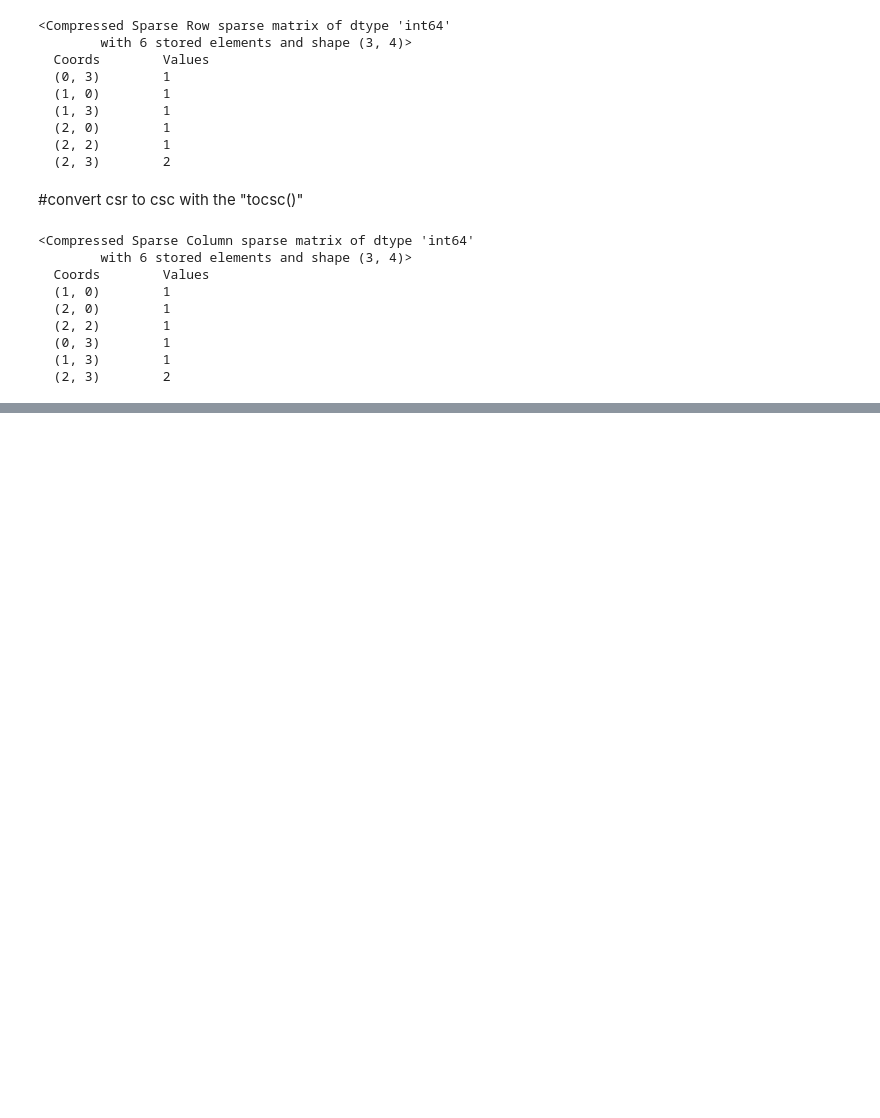
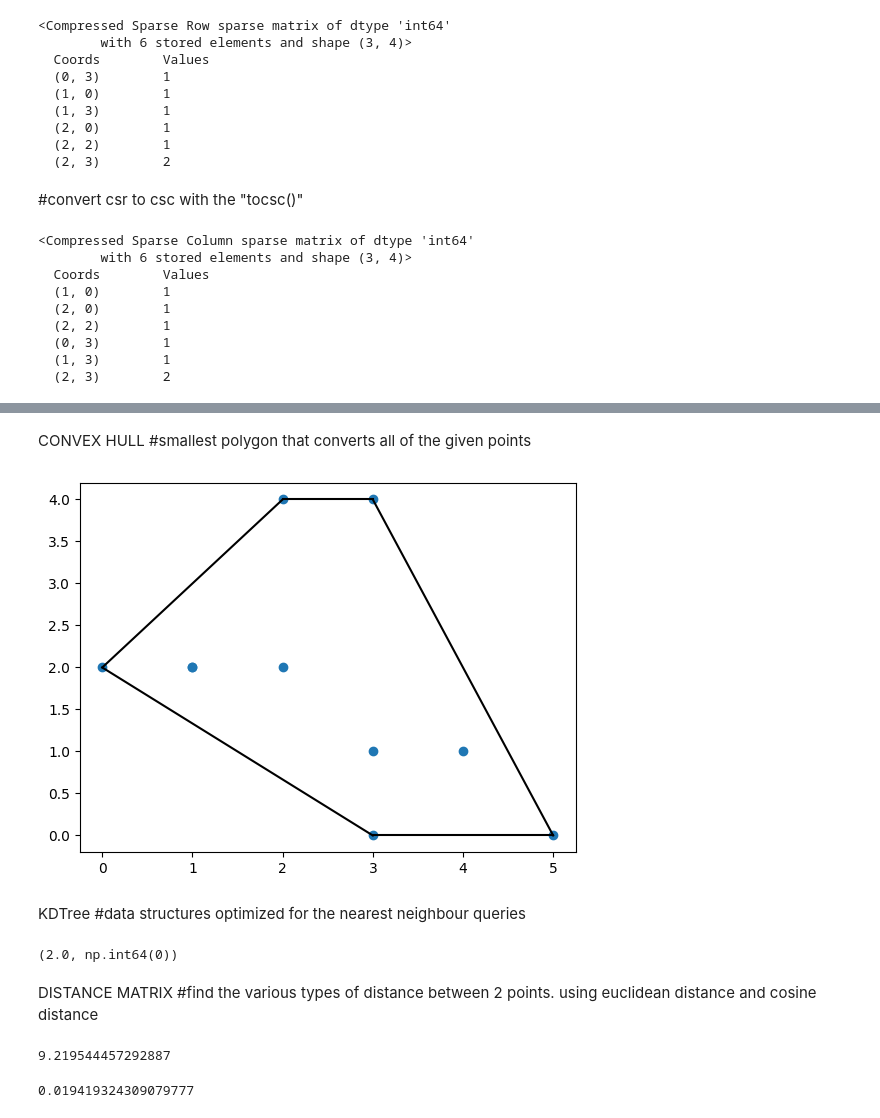
Before and after one commit to BalaMahalakshmi/Python, a Jupyter notebook: scipy.ipynb, the cells around one changed output, grey strips where cells are left out. Saved outputs shown, nothing was run; the diff lists cells and outputs as text; code cells hidden in the pictures; blank space fills up the shorter version.

```diff
--- a/scipy.ipynb
+++ b/scipy.ipynb
@@ -422,0 +501,43 @@ print(sharednew)
+# %% [markdown]
+CONVEX HULL #smallest polygon that converts all of the given points
+# %%
+from scipy.spatial import ConvexHull
+shared = np.array([[2,4],[3,4],[3,0],[2,2],[4,1],[1,2],[5,0],[3,1],[1,2],[0,2]])
+hull = ConvexHull(shared)
+hull_points = hull.simplices
+plt.scatter(shared[:,0], shared[:,1])
+for i in hull_points:
+    plt.plot(shared[i,0], shared[i,1], 'k-')
+plt.show()
+# %% [output]
+[figure, added]
+# %% [markdown]
+KDTree #data structures optimized for the nearest neighbour queries
+# %%
+from scipy.spatial import KDTree
+shared = [(1,-1),(2,3),(-2,3),(2,-3)]
+tree = KDTree(shared)
+res = tree.query((1,1))
+print(res)
+# %% [output]
+(2.0, np.int64(0))
+# %% [markdown]
+DISTANCE MATRIX #find the various types  of distance between 2 points. using euclidean distance and cosine distance
+# %%
+#Euclidean distance
+from scipy.spatial.distance import euclidean
+p1 = (1,0)
+p2 = (10,2)
+shared = euclidean(p1,p2)
+print(shared)
+# %% [output]
+9.219544457292887
+# %%
+#cosine distance
+from scipy.spatial.distance import cosine
+p1 = (1,0)
+p2 = (10,2)
+shared = cosine(p1,p2)
+print(shared)
+# %% [output]
+0.019419324309079777
```
Also changed, not shown: parts of 14 cells of this notebook.
